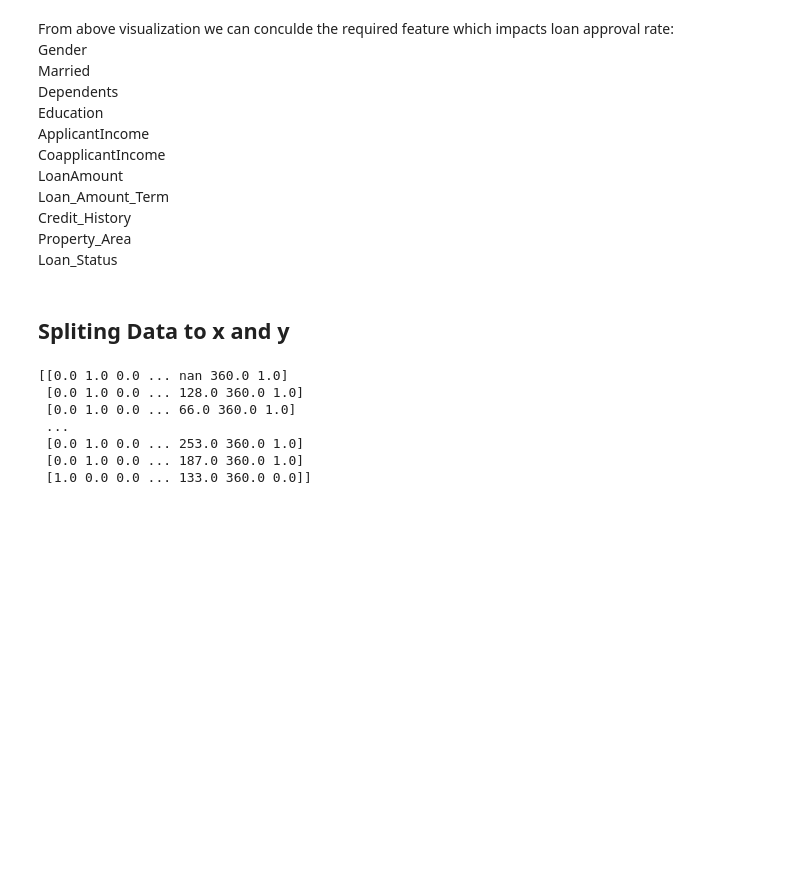
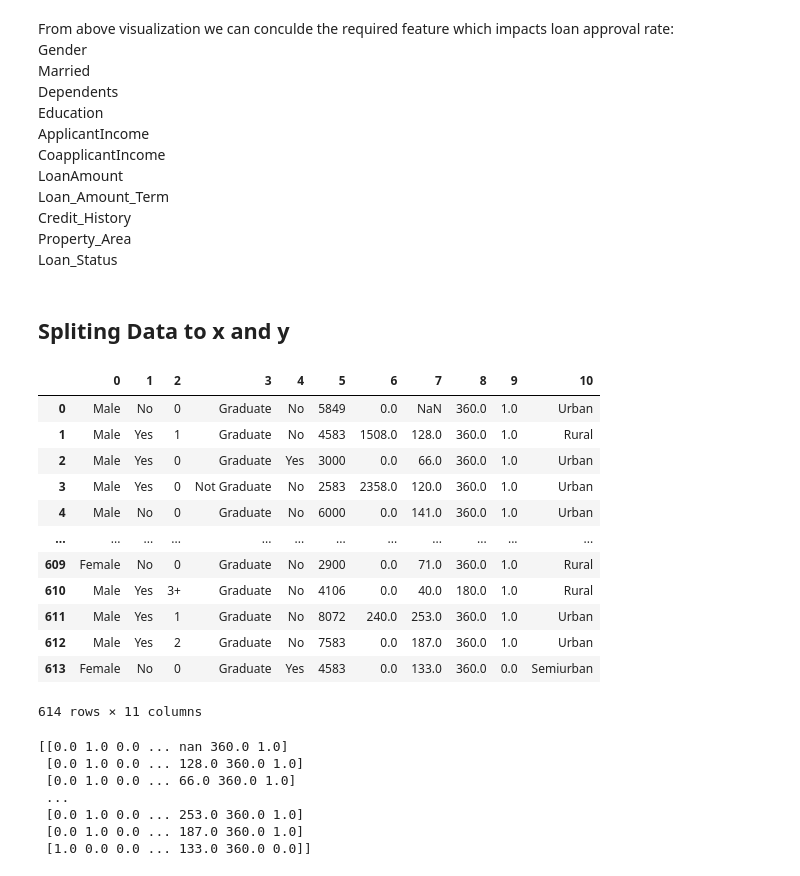
Before and after one commit to NehaSingh1203/BAOProjects, a Jupyter notebook: LoanApproval.ipynb, the cells around one changed output. Cells and saved outputs as stored; diff of their text form; code cells hidden in the pictures; blank space fills up the shorter version.

```diff
--- a/LoanApproval.ipynb
+++ b/LoanApproval.ipynb
@@ -235,6 +235,19 @@ Loan_Status
 # %% [markdown]
 ## Spliting Data to x and y
 # %%
-#Let See the dataset
-df=df.drop('Self_Employed',axis=1)
+pd.DataFrame(X)
+# %% [output]
+|  | 0 | 1 | 2 | 3 | 4 | 5 | 6 | 7 | 8 | 9 | 10 |
+| 0 | Male | No | 0 | Graduate | No | 5849 | 0.0 | NaN | 360.0 | 1.0 | Urban |
+| 1 | Male | Yes | 1 | Graduate | No | 4583 | 1508.0 | 128.0 | 360.0 | 1.0 | Rural |
+| 2 | Male | Yes | 0 | Graduate | Yes | 3000 | 0.0 | 66.0 | 360.0 | 1.0 | Urban |
+| 3 | Male | Yes | 0 | Not Graduate | No | 2583 | 2358.0 | 120.0 | 360.0 | 1.0 | Urban |
+| 4 | Male | No | 0 | Graduate | No | 6000 | 0.0 | 141.0 | 360.0 | 1.0 | Urban |
+| ... | ... | ... | ... | ... | ... | ... | ... | ... | ... | ... | ... |
+| 609 | Female | No | 0 | Graduate | No | 2900 | 0.0 | 71.0 | 360.0 | 1.0 | Rural |
+| 610 | Male | Yes | 3+ | Graduate | No | 4106 | 0.0 | 40.0 | 180.0 | 1.0 | Rural |
+| 611 | Male | Yes | 1 | Graduate | No | 8072 | 240.0 | 253.0 | 360.0 | 1.0 | Urban |
+| 612 | Male | Yes | 2 | Graduate | No | 7583 | 0.0 | 187.0 | 360.0 | 1.0 | Urban |
+| 613 | Female | No | 0 | Graduate | Yes | 4583 | 0.0 | 133.0 | 360.0 | 0.0 | Semiurban |
+614 rows × 11 columns
 # %%
```
Also changed, not shown: parts of 10 cells of this notebook.
